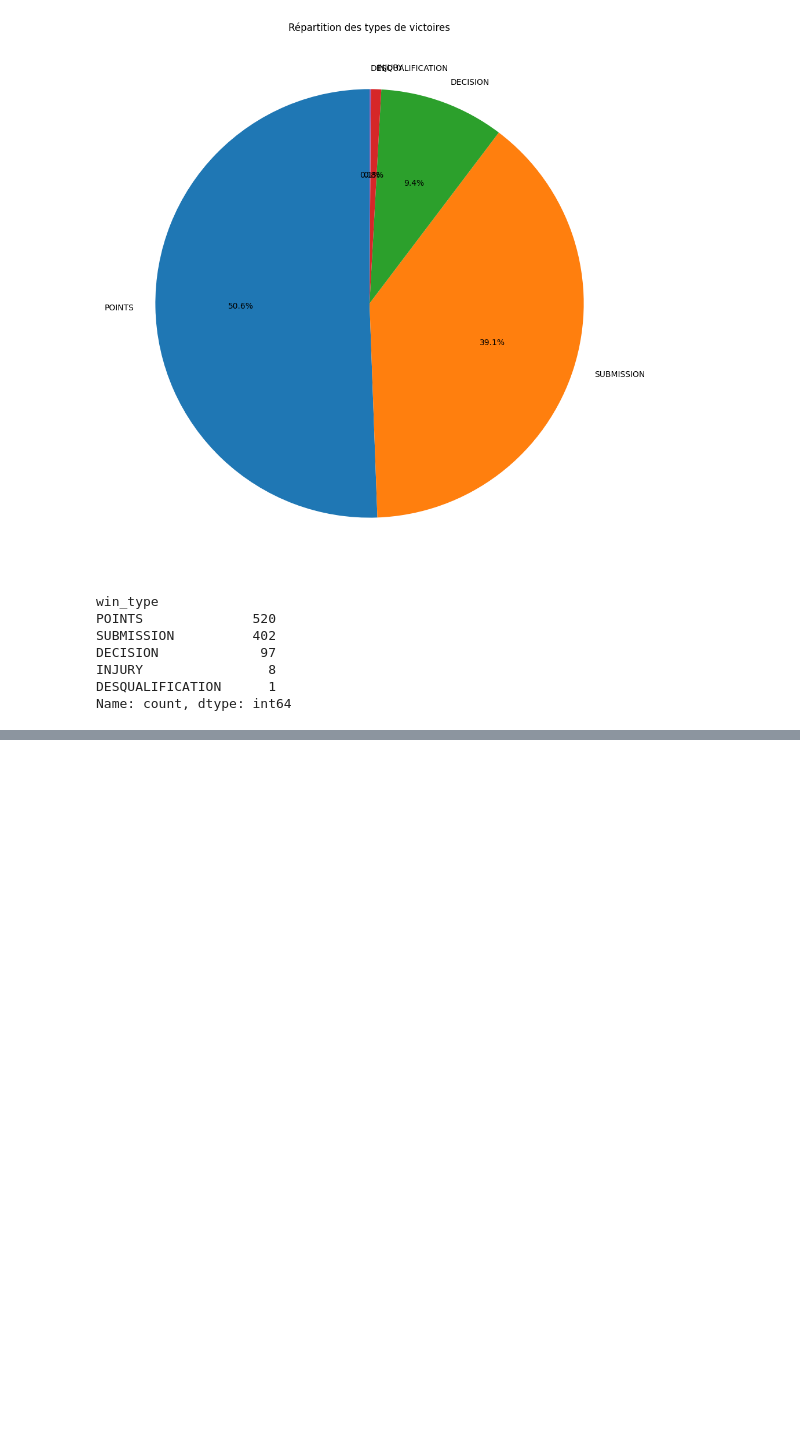
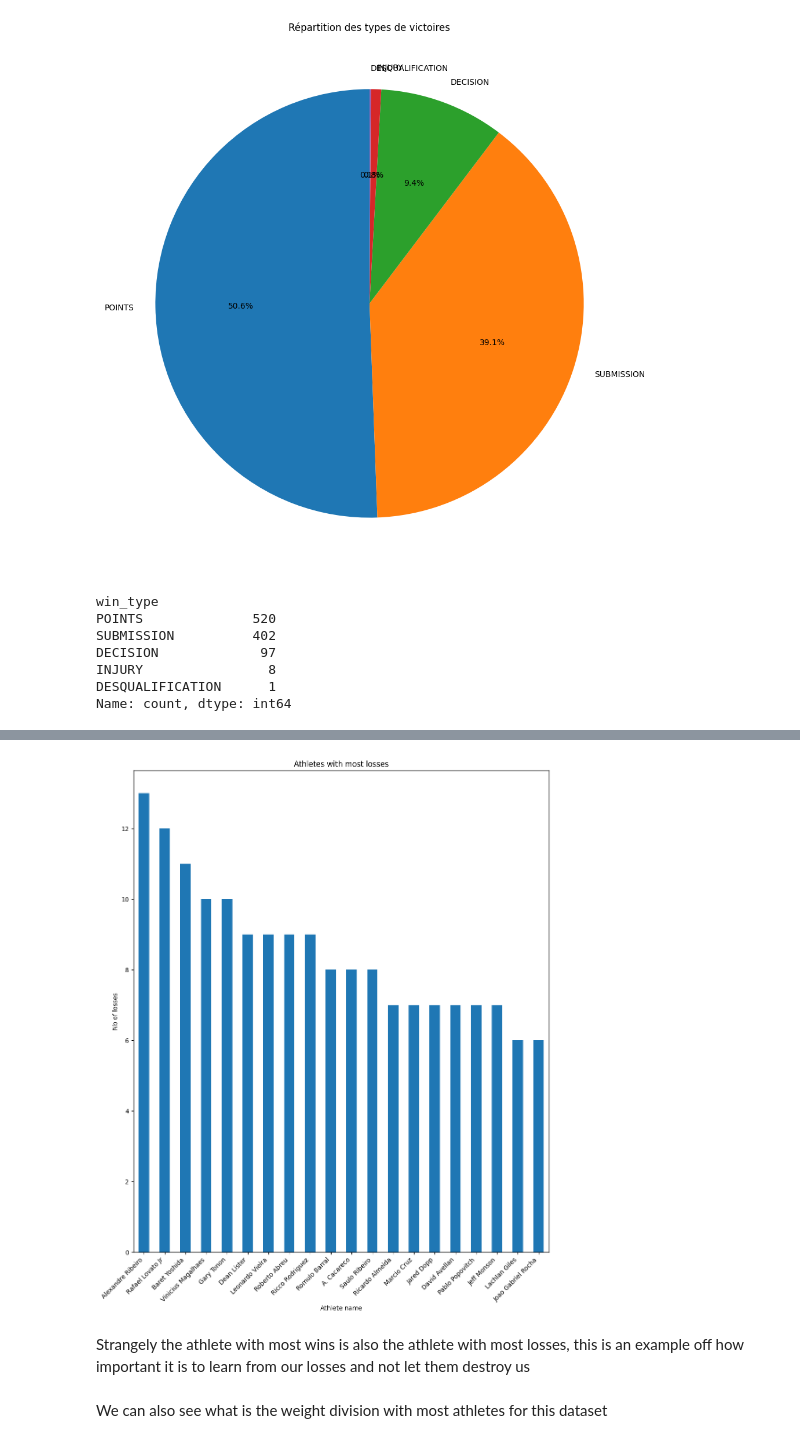
Before and after one commit to iliasak47/adcc, a Jupyter notebook: Clustering_ADCC.ipynb, the cells around one changed output, grey strips where cells are left out. Saved outputs shown, nothing was run; the diff lists cells and outputs as text; code cells hidden in the pictures; blank space fills up the shorter version.

```diff
--- a/Clustering_ADCC.ipynb
+++ b/Clustering_ADCC.ipynb
@@ -164,0 +204,3 @@ Name: count, dtype: int64
+# %%
+nb_losses_by_name= adcc['loser_name'].value_counts()
+worst_20=nb_losses_by_name.sort_values(ascending=False).head(20)
@@ -164,0 +227,14 @@ Name: count, dtype: int64
+# %%
+plt.figure(figsize=(12,14))
+worst_20.plot(kind="bar")
+plt.title("Athletes with most losses")
+plt.xlabel("Athlete name")
+plt.xticks(rotation=45, ha='right')
+plt.ylabel('Nb of losses')
+plt.show()
+# %% [output]
+[figure, added]
+# %% [markdown]
+Strangely the athlete with most wins is also the athlete with most losses, this is an example off how important it is to learn from our losses and not let them destroy us
+# %% [markdown]
+We can also see what is the weight division with most athletes for this dataset
```
Also changed, not shown: parts of 14 cells of this notebook.
